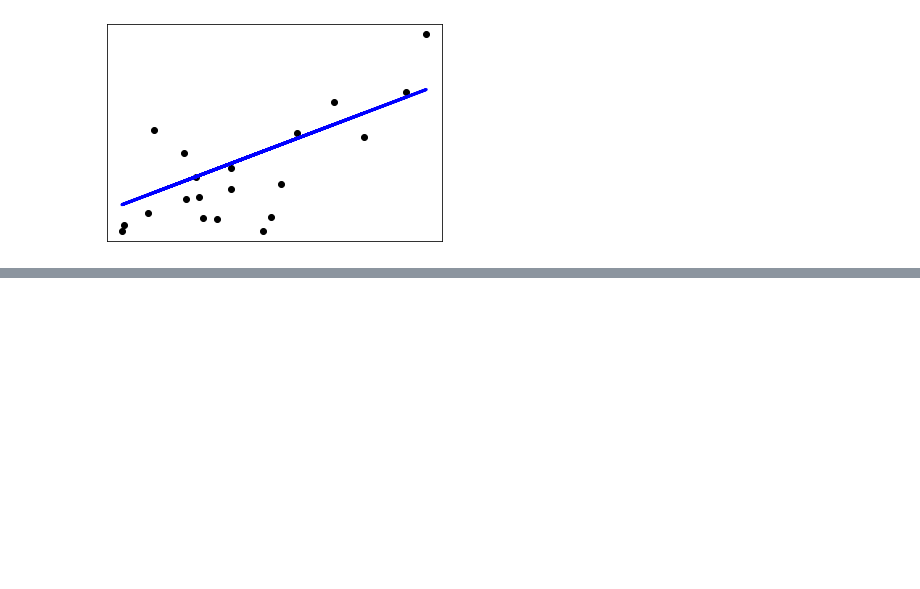
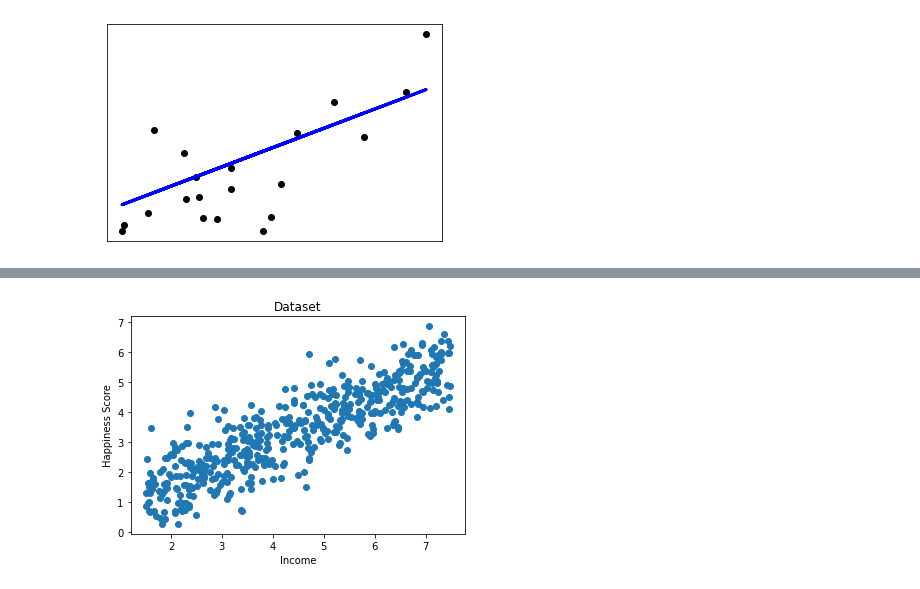
Before and after one commit to katel85/Machine-Learning-Statistics-Aug-2023, a Jupyter notebook: regression.ipynb, the cells around one changed output, grey strips where cells are left out. Cells and saved outputs as stored; diff of their text form; code cells hidden in the pictures; blank space fills up the shorter version.

```diff
--- a/regression.ipynb
+++ b/regression.ipynb
@@ -523,3 +620,19 @@ Coefficient of determination: 0.47
+# %%
+# code taken
+points = genfromtxt('Data/income.data.csv', delimiter=',')
+
+#Extract columns
+i = array(points[:,0])
+h = array(points[:,1])
+
+#Plot the dataset
+plt.scatter(i,h)
+plt.xlabel('Income') #independent variable
+plt.ylabel('Happiness Score')# dependent Variables
+plt.title('Dataset')
+plt.show()
+# %% [output]
+[figure, added]
 # %% [markdown]
 ## Reading and References:
 
```
Also changed, not shown: parts of 29 cells of this notebook, 7 other files.
